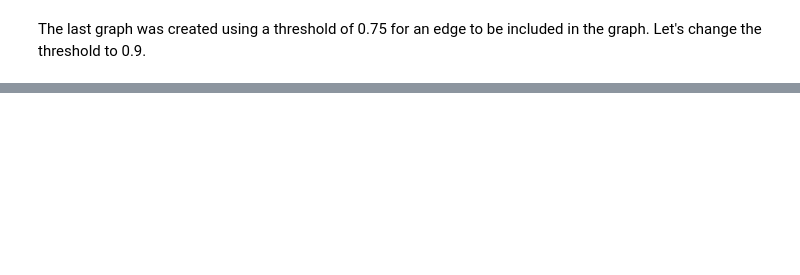
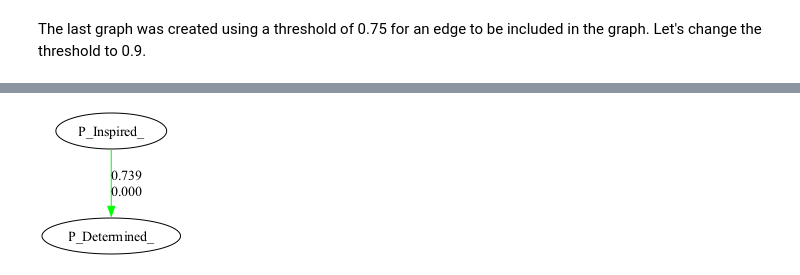
Before and after one commit to kelvinlim/fastcda, a Jupyter notebook: stability_r34.ipynb, the cells around one changed output, grey strips where cells are left out. Cells and saved outputs as stored; diff of their text form; code cells hidden in the pictures; blank space fills up the shorter version.

```diff
--- a/stability_r34.ipynb
+++ b/stability_r34.ipynb
@@ -113,7 +111,7 @@ StabilityResult, graph = fc.run_stability_search(
                                         knowledge=knowledge,
                                         score={'sem_bic': {'penalty_discount': 1.0}},
                                         test={'fisher_z': {'alpha': .01}},
-                                        lag_stub = '_lag',
+                                        lag_stub = '_',
                                         )
 
 pass
@@ -138,12 +172,14 @@ selected_edges
 # %%
 # run the sem and create a new graph
 obj = DgraphFlex()
 obj.add_edges(selected_edges)
 
 # run the sem
 lavaan_model = fc.edges_to_lavaan(selected_edges)
-sem_results = fc.run_semopy(lavaan_model, df_lag_std)
+sem_results = fc.run_semopy(lavaan_model, df)
 # add the semopy results to the graph object
 fc.add_sem_results_to_graph(obj, sem_results['estimates'])
 # save the graph to a png file
 obj.show_graph()
+# %% [output]
+[figure, added]
```
Also changed, not shown: parts of 10 cells of this notebook, 2 other files.
